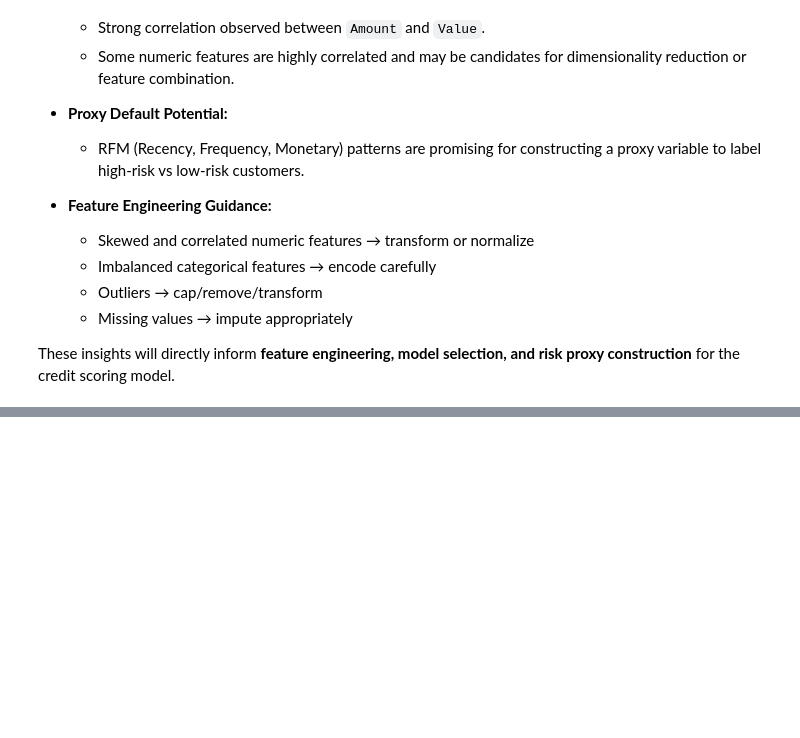
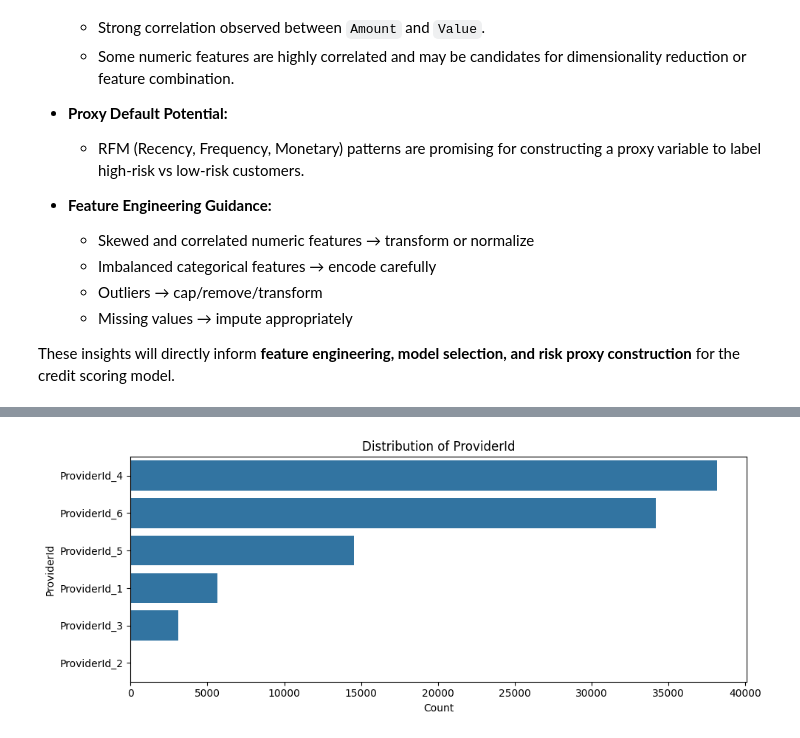
Before and after one commit to wakgari-Elias/credit-risk-model, a Jupyter notebook: notebooks/eda.ipynb, the cells around one changed output, grey strips where cells are left out. Cells and saved outputs as stored; diff of their text form; code cells hidden in the pictures; blank space fills up the shorter version.

```diff
--- a/notebooks/eda.ipynb
+++ b/notebooks/eda.ipynb
@@ -298,0 +309,14 @@ These insights will directly inform **feature engineering, model selection, and
+# %%
+plt.figure(figsize=(10, 4))
+sns.countplot(
+    data=data,
+    y="ProviderId",
+    order=data["ProviderId"].value_counts().index
+)
+plt.title("Distribution of ProviderId")
+plt.xlabel("Count")
+plt.ylabel("ProviderId")
+plt.tight_layout()
+plt.show()
+# %% [output]
+[figure, added]
```
Also changed, not shown: parts of 1 cell of this notebook.
